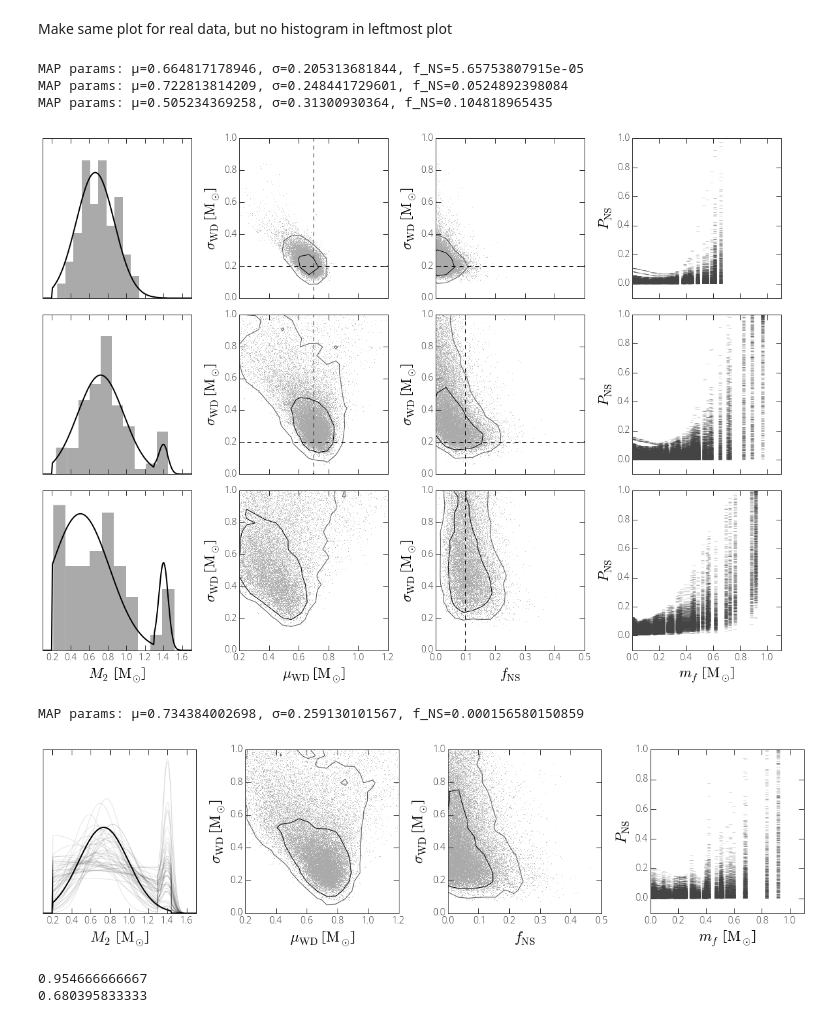
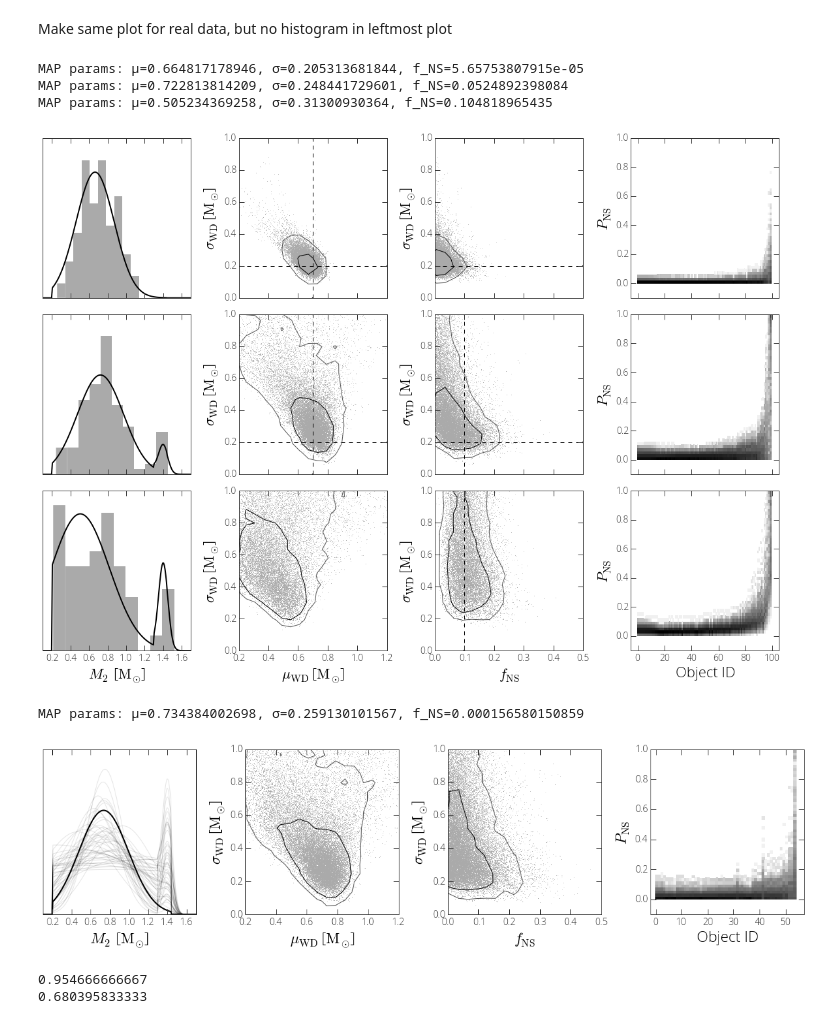
Before and after one commit to adrn/tilt-shift, a Jupyter notebook: notebooks/Paper figures.ipynb, the cells around one changed output. Cells and saved outputs as stored; diff of their text form; code cells hidden in the pictures.

Commit message:
new figure panel

```diff
--- a/notebooks/Paper figures.ipynb
+++ b/notebooks/Paper figures.ipynb
@@ -681,26 +681,21 @@ def four_panel(axes, data, sampler, plot_samples=False):
 
     # Fourth panel
     pNSes = []
+    ids = np.arange(len(data['mf']))
     for i in range(512):
         ix = np.random.randint(len(sampler.flatchain))
         pars_WD = dict(mean=sampler.flatchain[ix,0], stddev=sampler.flatchain[ix,1], bounds=(0.2,1.44))
         PNS = NS_prob(pars_WD, sampler.flatchain[ix,2], data['mf'], data['m1'])
-        axes[3].plot(data['mf'], PNS, linestyle='none', marker='_', markeredgewidth=1,
-                     color='#444444', alpha=0.2)
-#         pNSes.append(pNS)
-#     pNSes = np.array(pNSes)
+        pNSes.append(PNS[data['mf'].argsort()])
 
-#     med = np.median(pNSes,axis=0)
-#     per_25 = med - np.array([scoreatpercentile(x,31.7) for x in np.array(pNSes).T])
-#     per_25[per_25 < 0.] = 0.
-#     per_75 = np.array([scoreatpercentile(x,68.3) for x in np.array(pNSes).T]) - med
+    pNSes = np.array(pNSes)
+    bins = np.arange(len(data['mf']))
+    ids = np.repeat(bins[np.newaxis], 512, axis=0)
+    H,xedges,yedges = np.histogram2d(np.ravel(ids), np.ravel(pNSes), bins=(bins, np.linspace(0,1,50)))
+    axes[3].pcolormesh(xedges, yedges, H.T, cmap='Greys', norm=mpl.colors.LogNorm())
 
-#     axes[3].errorbar(data['mf'], med, yerr=[per_25,per_75],
-#                      linestyle='none', marker=None, ecolor='#444444', alpha=0.5)
-#     axes[3].plot(data['mf'], np.median(pNSes,axis=0),
-#                  linestyle='none', marker='.', color='k', alpha=0.7)
-
-    axes[3].set_xlim(0.,1.1)
+    buff = int(len(data['mf'])*0.05)
+    axes[3].set_xlim(-buff,len(data['mf'])+buff)
     axes[3].set_ylim(-0.1,1)
     axes[3].set_ylabel(r'$P_{\rm NS}$')
 
@@ -710,34 +705,35 @@ def four_panel(axes, data, sampler, plot_samples=False):
 # %%
 fig,all_axes = plt.subplots(3,4,figsize=(16,12),sharex='col')
 for i,test_name in enumerate(test_data.keys()):
     axes = all_axes[i]
     data = test_data[test_name]
     sampler = samplers[test_name]
     pars = test_params[test_name]
 
     four_panel(axes, data, sampler)
     axes[0].hist(data['true_m2'], normed=True, color="#aaaaaa")
     # axes[2].axvline(pars['f_NS'], color='#31a354', linewidth=2.)
     axes[2].axvline(pars['f_NS'], color='k', linewidth=1., linestyle='--')
 
     if pars.has_key('mean_WD'):
         axes[1].axhline(pars['stddev_WD'], color='k', linewidth=1., linestyle='--')
         axes[1].axvline(pars['mean_WD'], color='k', linewidth=1., linestyle='--')
         axes[2].axhline(pars['stddev_WD'], color='k', linewidth=1., linestyle='--')
 
     if i == 2:
         axes[0].set_xlabel(r'$M_2$ [${\rm M}_\odot$]')
         axes[1].set_xlabel(r"$\mu_{\rm WD}$ [${\rm M}_\odot$]")
         axes[2].set_xlabel(r'$f_{\rm NS}$')
-        axes[3].set_xlabel(r'$m_f$ [${\rm M}_\odot$]')
+        # axes[3].set_xlabel(r'$m_f$ [${\rm M}_\odot$]')
+        axes[3].set_xlabel(r'Object ID')
 
 fig.tight_layout()
 fig.savefig("../documents/letter/many-panel.pdf")
 # %% [output]
 MAP params: μ=0.664817178946, σ=0.205313681844, f_NS=5.65753807915e-05
 MAP params: μ=0.722813814209, σ=0.248441729601, f_NS=0.0524892398084
 MAP params: μ=0.505234369258, σ=0.31300930364, f_NS=0.104818965435
-[figure, old version]
+[figure, new version]
 # %%
 fig,axes = plt.subplots(1,4,figsize=(16,4.5))
 
@@ -746,13 +742,14 @@ four_panel(axes, elm_WD, sampler_real_data, plot_samples=True)
 axes[0].set_xlabel(r'$M_2$ [${\rm M}_\odot$]')
 axes[1].set_xlabel(r"$\mu_{\rm WD}$ [${\rm M}_\odot$]")
 axes[2].set_xlabel(r'$f_{\rm NS}$')
-axes[3].set_xlabel(r'$m_f$ [${\rm M}_\odot$]')
+# axes[3].set_xlabel(r'$m_f$ [${\rm M}_\odot$]')
+axes[3].set_xlabel(r'Object ID')
 
 fig.tight_layout()
 fig.savefig("../documents/letter/real-data.pdf")
 # %% [output]
 MAP params: μ=0.734384002698, σ=0.259130101567, f_NS=0.000156580150859
-[figure, old version]
+[figure, new version]
 # %%
 real_f_NS = sampler.flatchain[:,2]
 print sum(real_f_NS < 0.194) / len(real_f_NS)
```
Also changed, not shown: 2 other files.
